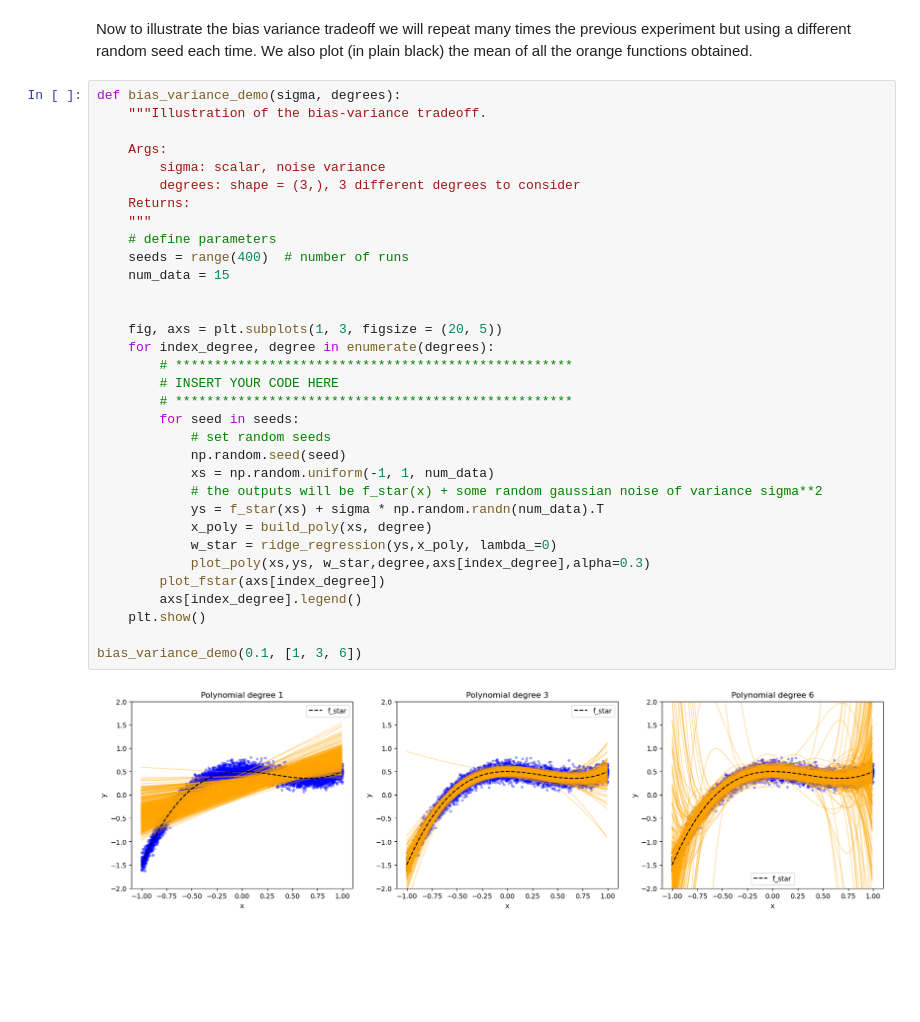
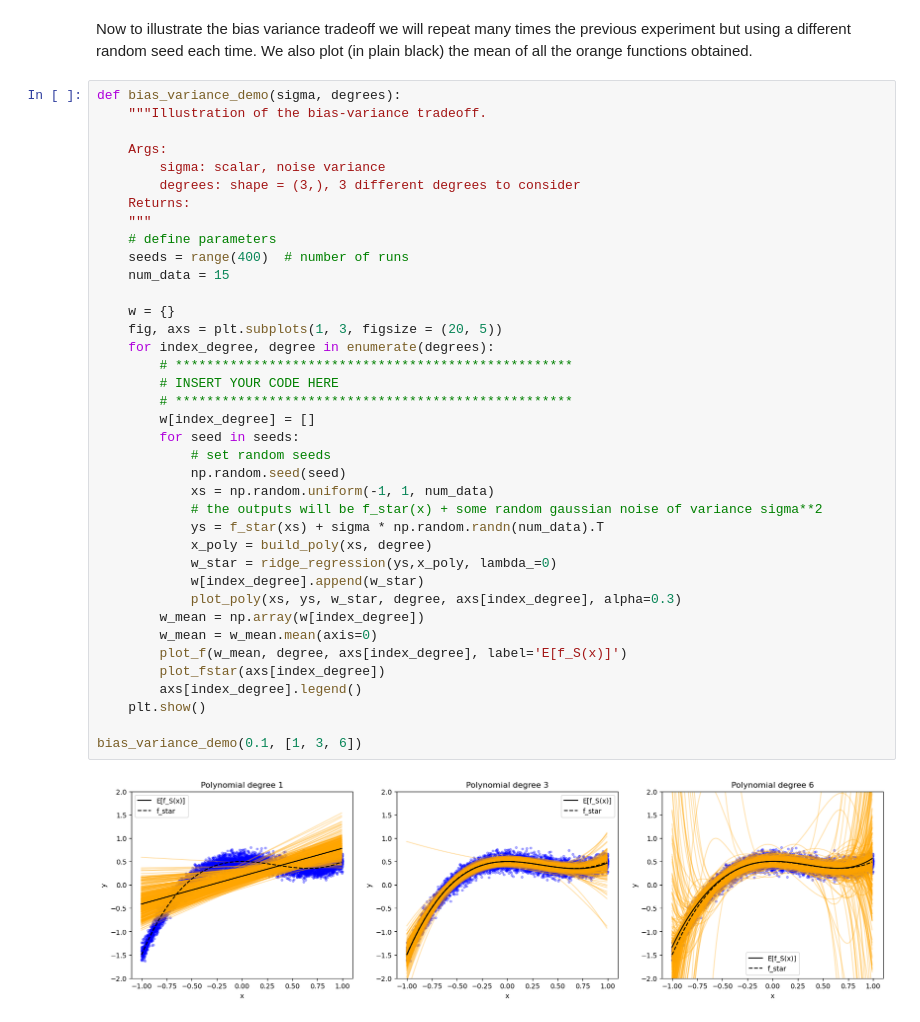
Before and after one commit to PeterYYZhang/ML_course, a Jupyter notebook: labs/ex04/template/ex04.ipynb, the cells around one changed output. Drawn from its saved outputs; the diff is of its cells as text; blank space fills up the shorter version.

```diff
--- a/labs/ex04/template/ex04.ipynb
+++ b/labs/ex04/template/ex04.ipynb
@@ -353,33 +353,38 @@ def bias_variance_demo(sigma, degrees):
     """Illustration of the bias-variance tradeoff.
 
     Args:
         sigma: scalar, noise variance
         degrees: shape = (3,), 3 different degrees to consider
     Returns:
     """
     # define parameters
     seeds = range(400)  # number of runs
     num_data = 15
 
-
+    w = {}
     fig, axs = plt.subplots(1, 3, figsize = (20, 5))
     for index_degree, degree in enumerate(degrees):
         # ***************************************************
         # INSERT YOUR CODE HERE
         # ***************************************************
+        w[index_degree] = []
         for seed in seeds:
             # set random seeds
             np.random.seed(seed)
             xs = np.random.uniform(-1, 1, num_data)
             # the outputs will be f_star(x) + some random gaussian noise of variance sigma**2
             ys = f_star(xs) + sigma * np.random.randn(num_data).T
             x_poly = build_poly(xs, degree)
             w_star = ridge_regression(ys,x_poly, lambda_=0)
-            plot_poly(xs,ys, w_star,degree,axs[index_degree],alpha=0.3)
+            w[index_degree].append(w_star)
+            plot_poly(xs, ys, w_star, degree, axs[index_degree], alpha=0.3)
+        w_mean = np.array(w[index_degree])
+        w_mean = w_mean.mean(axis=0)
+        plot_f(w_mean, degree, axs[index_degree], label='E[f_S(x)]')
         plot_fstar(axs[index_degree])
         axs[index_degree].legend()
     plt.show()
 
 bias_variance_demo(0.1, [1, 3, 6])
 # %% [output]
-[figure, old version]
+[figure, new version]
```
